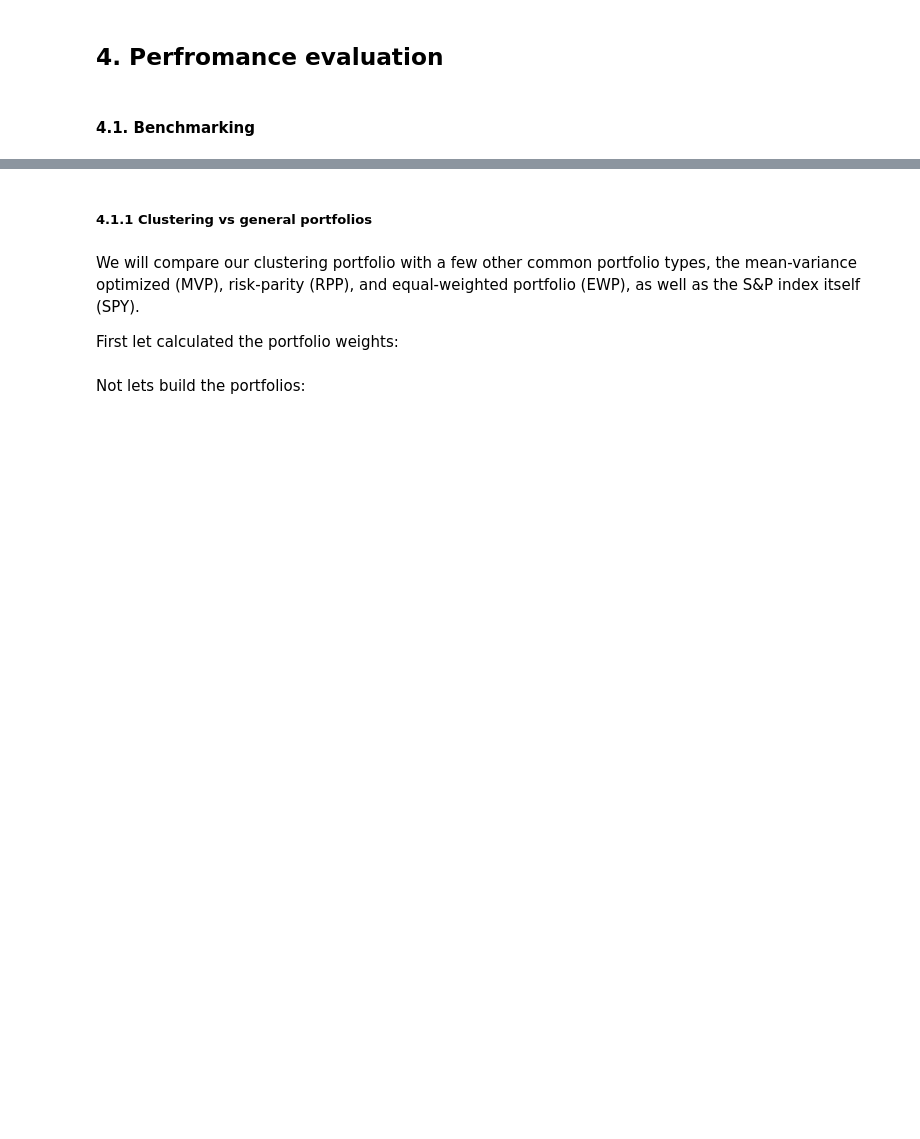
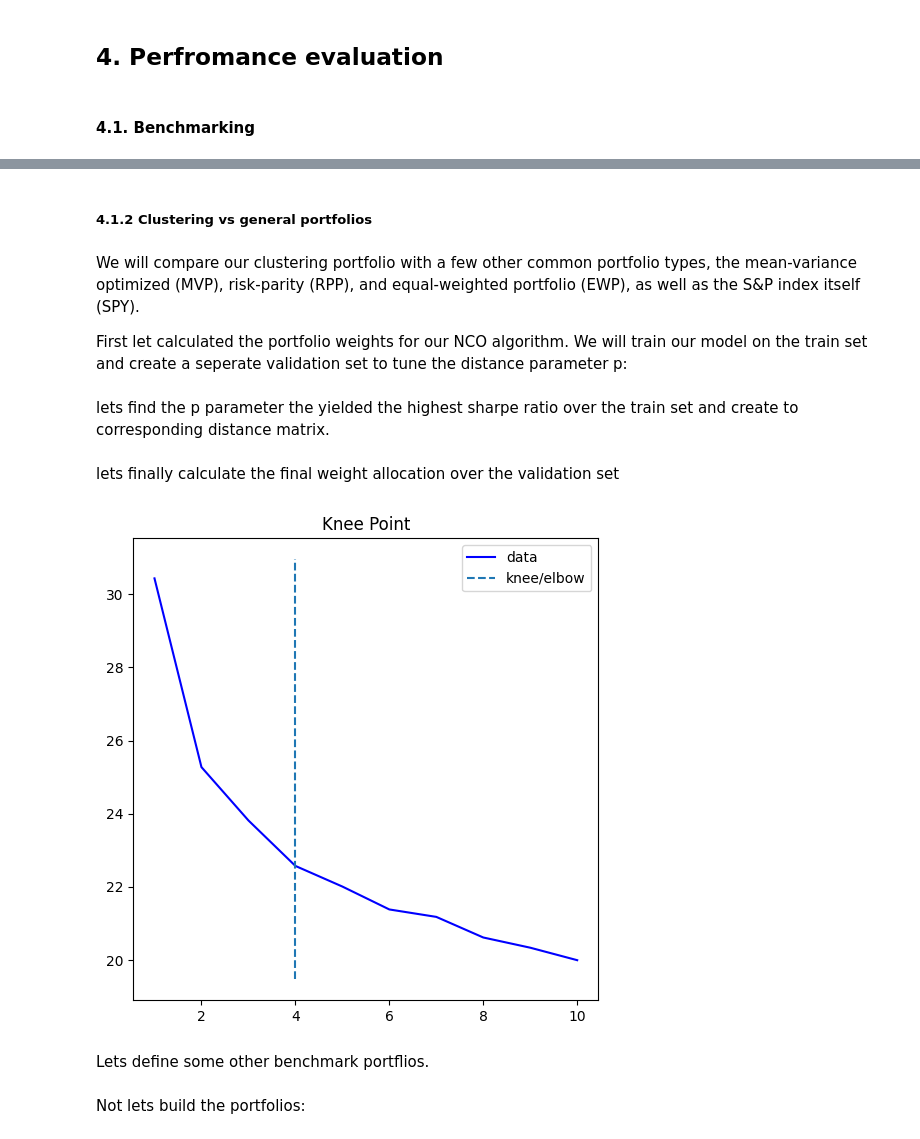
Before and after one commit to dariosandrucci/thesis, a Jupyter notebook: project_notebook.ipynb, the cells around one changed output, grey strips where cells are left out. Saved outputs shown, nothing was run; the diff lists cells and outputs as text; code cells hidden in the pictures; blank space fills up the shorter version.

```diff
--- a/project_notebook.ipynb
+++ b/project_notebook.ipynb
@@ -122,6 +191,6 @@ w = optPort_nco(train_set, min_matrix, 3, 0.5, 50, 5)
 # %% [markdown]
-##### 4.1.1 Clustering vs general portfolios
+##### 4.1.2 Clustering vs general portfolios
 # %% [markdown]
 We will compare our clustering portfolio with a few other common portfolio types, the mean-variance optimized (MVP), risk-parity (RPP), and equal-weighted portfolio (EWP), as well as the S&P index itself (SPY).
 
-First let calculated the portfolio weights:
+First let calculated the portfolio weights for our NCO algorithm. We will train our model on the train set and create a seperate validation set to tune the distance parameter p:
@@ -127,0 +199,10 @@ First let calculated the portfolio weights:
+# %%
+corr_train = denoise_and_detone(train_set_)
+corr_val = denoise_and_detone(train_set_)
+# %%
+train_ports = p_tuner(train_set_, corr_train, iter = 50)
+# %%
+p_selection = PortfolioBenchmarking(train_ports)
+rep = p_selection.performance_report()["Sharpe"].iloc[1:]
+# %% [markdown]
+lets find the p parameter the yielded the highest sharpe ratio over the train set and create to corresponding distance matrix.
@@ -128 +213,12 @@ First let calculated the portfolio weights:
+# %% [markdown]
+lets finally calculate the final weight allocation over the validation set
+# %%
+#Optimal number of clusters
+nr_clusters_ = sse(val_set_)
+#Clustering
+w_NCOMO, cluster_NCOMO = optPort_nco(val_set_, min_matrix_, nr_clusters_, 0.074, 1000, 5, ret_clust = True)
+# %% [output]
+[figure, added]
+# %% [markdown]
+Lets define some other benchmark portflios.
 # %%
```
Also changed, not shown: parts of 28 cells of this notebook, 2 other files.
